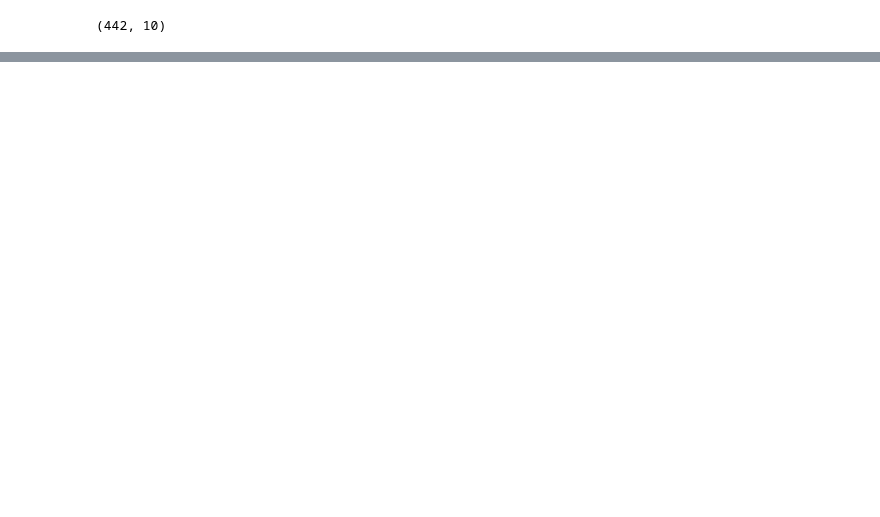
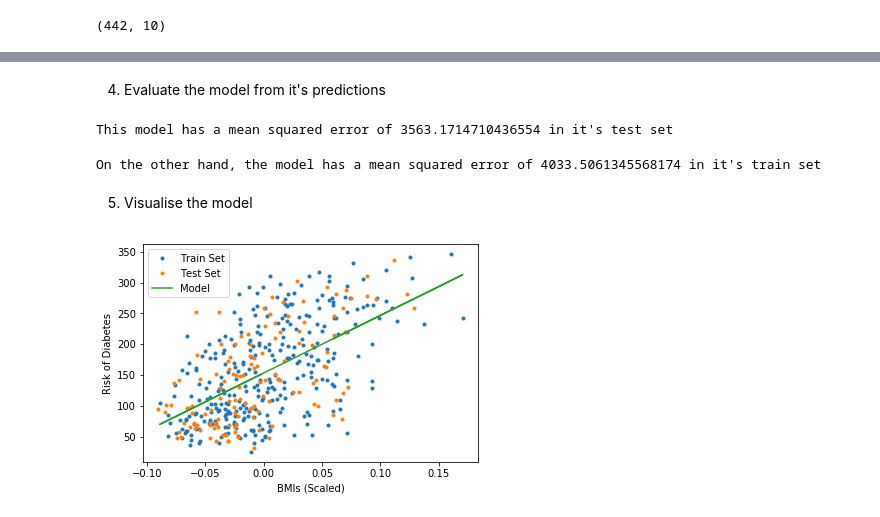
Before and after one commit to mrzzy/mlbootcamp, a Jupyter notebook: practicals/day_1/practical_1_1/diabetes.ipynb, the cells around one changed output, grey strips where cells are left out. Saved outputs shown, nothing was run; the diff lists cells and outputs as text; code cells hidden in the pictures; blank space fills up the shorter version.

```diff
--- a/practicals/day_1/practical_1_1/diabetes.ipynb
+++ b/practicals/day_1/practical_1_1/diabetes.ipynb
@@ -60,0 +83,3 @@ train_ages, test_ages, train_risks, test_risks = train_test_split(
+# %%
+model = LinearRegression()
+model.fit(bmis.reshape((442, 1)), diabetes_risks)
@@ -60,0 +100,6 @@ train_ages, test_ages, train_risks, test_risks = train_test_split(
+# %%
+bmis_train, bmis_test, risks_train, risks_test = train_test_split(
+    bmis.reshape((442, 1)), diabetes_risks,
+    test_size=0.3,
+    shuffle=True,
+    random_state=56)
@@ -60,0 +114,3 @@ train_ages, test_ages, train_risks, test_risks = train_test_split(
+# %%
+model = LinearRegression()
+model.fit(bmis_train, risks_train)
@@ -60,0 +123,26 @@ train_ages, test_ages, train_risks, test_risks = train_test_split(
+# %% [markdown]
+4. Evaluate the model from it's predictions
+# %%
+mse_test = mean_squared_error(risks_predict, risks_test)
+print(f'This model has a mean squared error of {mse_test} in it\'s test set')
+# %% [output]
+This model has a mean squared error of 3563.1714710436554 in it's test set
+# %%
+risks_predict_train = model.predict(bmis_train)
+mse_train = mean_squared_error(risks_predict_train, risks_train)
+print(f'On the other hand, the model has a mean squared error of {mse_train} in it\'s train set')
+# %% [output]
+On the other hand, the model has a mean squared error of 4033.5061345568174 in it's train set
+# %% [markdown]
+5. Visualise the model
+# %%
+plt.plot(bmis_train, risks_train, '.', label='Train Set')
+plt.plot(bmis_test, risks_test, '.', label='Test Set')
+plt.plot(bmis_train, risks_predict_train, '-', label='Model')
+
+plt.xlabel('BMIs (Scaled)')
+plt.ylabel('Risk of Diabetes')
+
+plt.legend()
+# %% [output]
+[figure, added]
```
Also changed, not shown: parts of 58 cells of this notebook, 2 other files.
